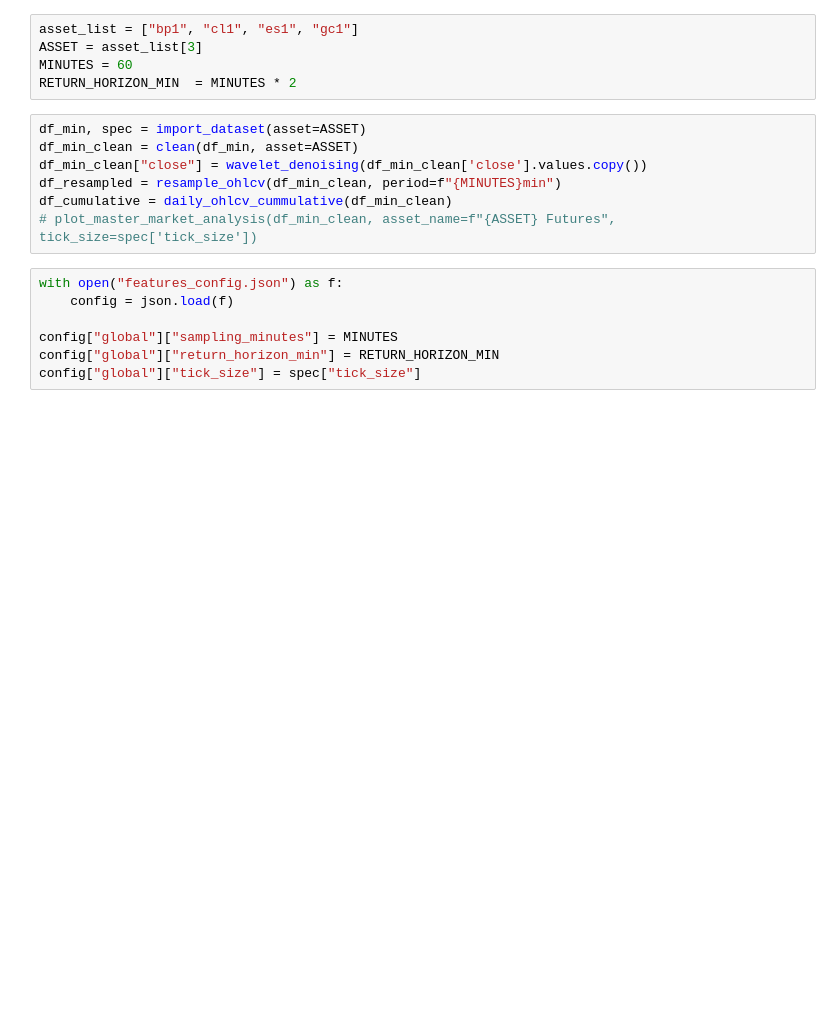
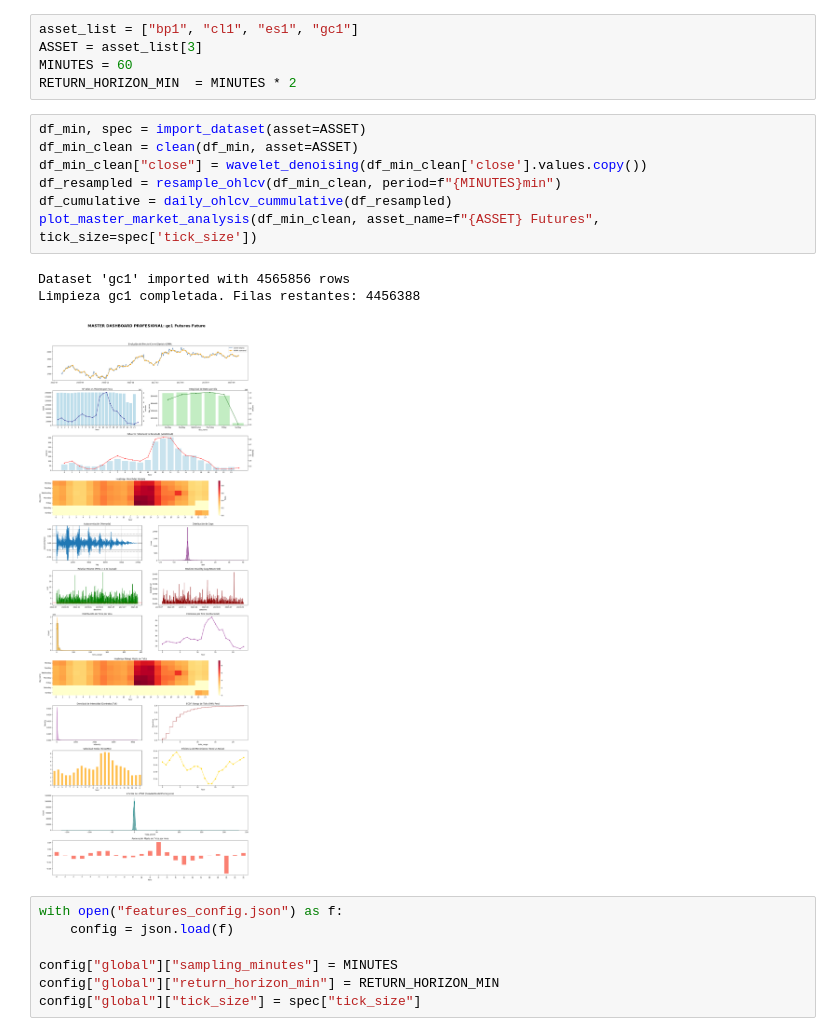
Before and after one commit to LijunZhou000/ML-Algorithmic-Trading, a Jupyter notebook: TradingBots/Features/features.ipynb, the cells around one changed output. Cells and saved outputs as stored; diff of their text form; blank space fills up the shorter version.

```diff
--- a/TradingBots/Features/features.ipynb
+++ b/TradingBots/Features/features.ipynb
@@ -14,10 +12,14 @@ RETURN_HORIZON_MIN  = MINUTES * 2
 # %%
 df_min, spec = import_dataset(asset=ASSET)
 df_min_clean = clean(df_min, asset=ASSET)
 df_min_clean["close"] = wavelet_denoising(df_min_clean['close'].values.copy())
 df_resampled = resample_ohlcv(df_min_clean, period=f"{MINUTES}min")
-df_cumulative = daily_ohlcv_cummulative(df_min_clean)
-# plot_master_market_analysis(df_min_clean, asset_name=f"{ASSET} Futures", tick_size=spec['tick_size'])
+df_cumulative = daily_ohlcv_cummulative(df_resampled)
+plot_master_market_analysis(df_min_clean, asset_name=f"{ASSET} Futures", tick_size=spec['tick_size'])
+# %% [output]
+Dataset 'gc1' imported with 4565856 rows
+Limpieza gc1 completada. Filas restantes: 4456388
+[figure, added]
 # %%
 with open("features_config.json") as f:
     config = json.load(f)
```
Also changed, not shown: parts of 3 cells of this notebook, 5 other files.
